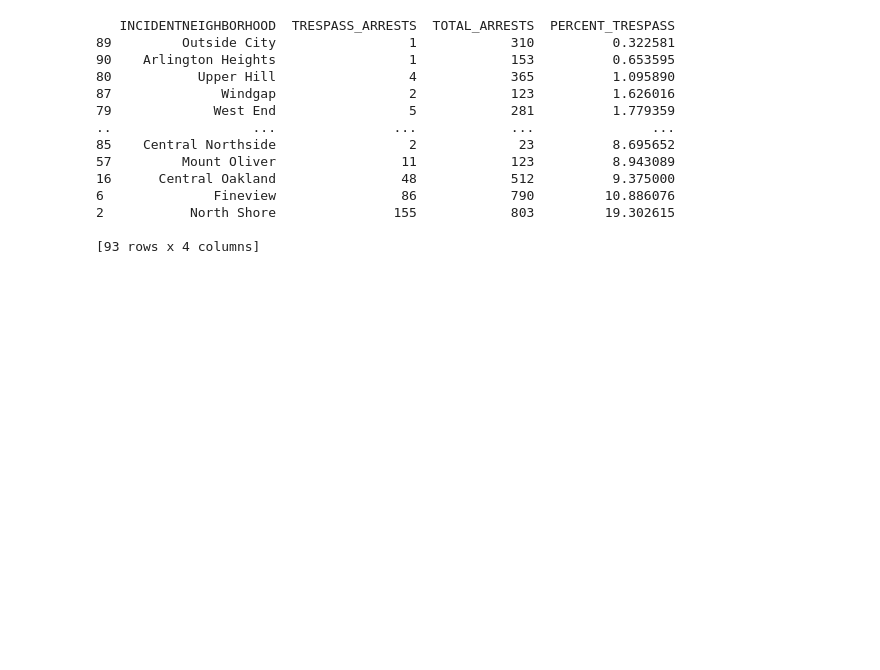
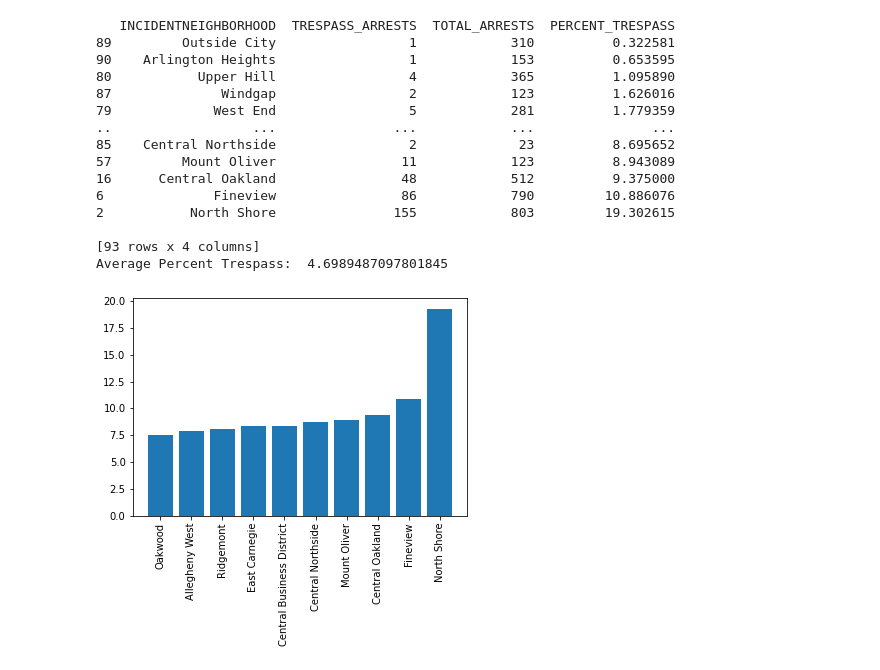
Before and after one commit to JDR134/Big-Ideas-Final-Project, a Jupyter notebook: Arrests.ipynb, the cells around one changed output. Cells and saved outputs as stored; diff of their text form; code cells hidden in the pictures; blank space fills up the shorter version.

```diff
--- a/Arrests.ipynb
+++ b/Arrests.ipynb
@@ -3,20 +1,23 @@ import pandas as pd
 # %%
-def trespass_data(input_csv_path):
-    df = pd.read_csv('Final Project - Arrests/arrests.csv')
+import pandas as pd
+import matplotlib.pyplot as plt
+import numpy as np
 
-    trespass_df = df[df['OFFENSES'].str.contains('TRESPASS', case=False, na=False)]
-    trespass_counts = trespass_df['INCIDENTNEIGHBORHOOD'].value_counts().reset_index()
-    trespass_counts.columns = ['INCIDENTNEIGHBORHOOD', 'TRESPASS_ARRESTS']
-    total_arrests = df['INCIDENTNEIGHBORHOOD'].value_counts().reset_index()
-    total_arrests.columns = ['INCIDENTNEIGHBORHOOD', 'TOTAL_ARRESTS']
+df = pd.read_csv("arrests.csv")
 
-    result_df = pd.merge(trespass_counts, total_arrests, on='INCIDENTNEIGHBORHOOD', how='left')
+trespass_df = df[df['OFFENSES'].str.contains('TRESPASS', case=False, na=False)]
+trespass_counts = trespass_df['INCIDENTNEIGHBORHOOD'].value_counts().reset_index()
+trespass_counts.columns = ['INCIDENTNEIGHBORHOOD', 'TRESPASS_ARRESTS']
+total_arrests = df['INCIDENTNEIGHBORHOOD'].value_counts().reset_index()
+total_arrests.columns = ['INCIDENTNEIGHBORHOOD', 'TOTAL_ARRESTS']
 
-    result_df['PERCENT_TRESPASS'] = (result_df['TRESPASS_ARRESTS'] / result_df['TOTAL_ARRESTS']) * 100
-    result_df.sort_values(by='PERCENT_TRESPASS', inplace=True)
-    print(result_df)
+result_df = pd.merge(trespass_counts, total_arrests, on='INCIDENTNEIGHBORHOOD', how='left')
 
-trespass_data(input_csv_path)
+result_df['PERCENT_TRESPASS'] = (result_df['TRESPASS_ARRESTS'] / result_df['TOTAL_ARRESTS']) * 100
+result_df.sort_values(by='PERCENT_TRESPASS', inplace=True)
+print(result_df)
+arrests = (result_df['TRESPASS_ARRESTS'].sum() / result_df['TOTAL_ARRESTS'].sum())
+print("Average Percent Trespass: ", arrests*100)
 # %% [output]
    INCIDENTNEIGHBORHOOD  TRESPASS_ARRESTS  TOTAL_ARRESTS  PERCENT_TRESPASS
 89         Outside City                 1            310          0.322581
@@ -32,3 +33,10 @@ trespass_data(input_csv_path)
 2           North Shore               155            803         19.302615
 
 [93 rows x 4 columns]
+Average Percent Trespass:  4.6989487097801845
+# %%
+plt.bar(result_df['INCIDENTNEIGHBORHOOD'][83:], result_df['PERCENT_TRESPASS'][83:])
+plt.xticks(rotation='vertical')
+plt.show()
+# %% [output]
+[figure, added]
```
Also changed, not shown: parts of 3 cells of this notebook.
